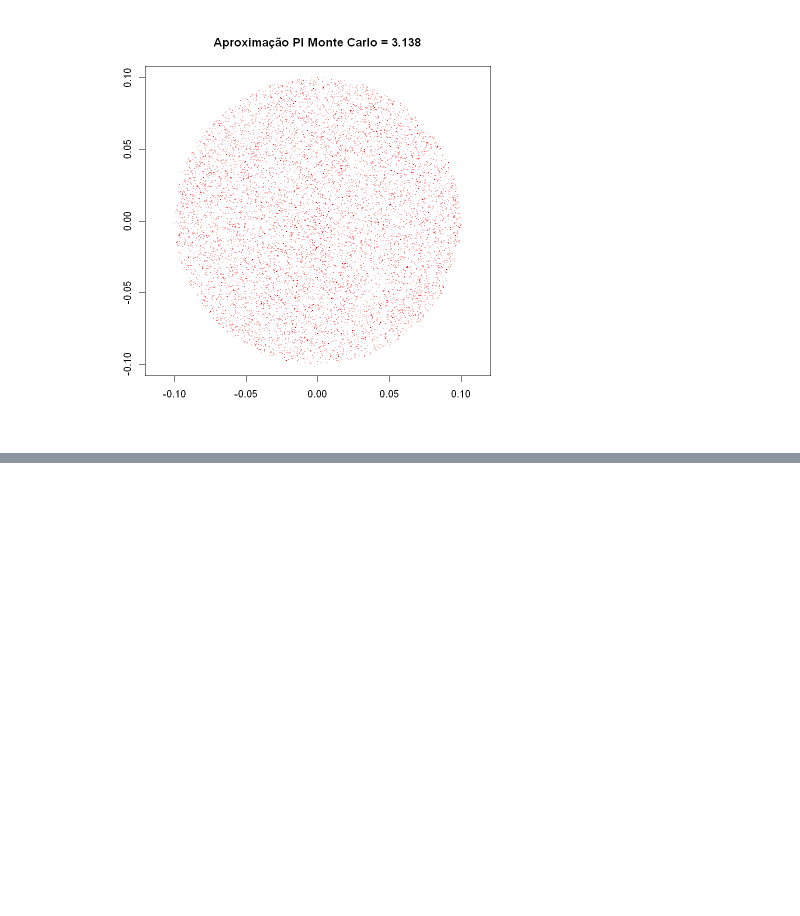
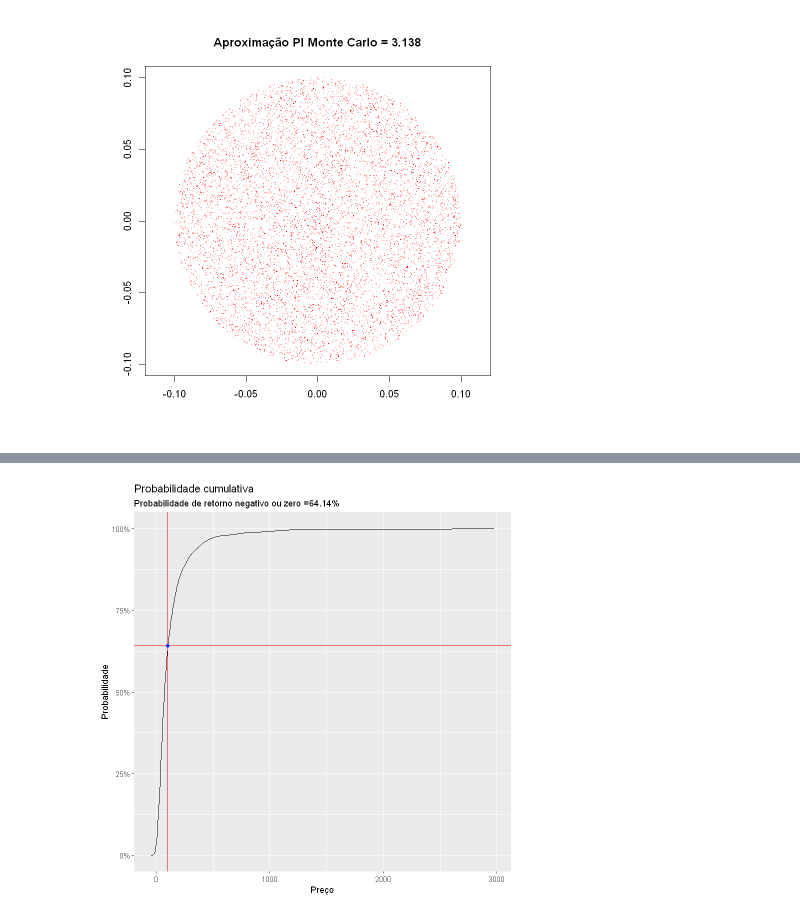
Before and after one commit to GabrielMarquezMatte/Meus-Arquivos, a Jupyter notebook: Ações e opções/Simulação Monte Carlo.ipynb, the cells around one changed output, grey strips where cells are left out. Cells and saved outputs as stored; diff of their text form; code cells hidden in the pictures; blank space fills up the shorter version.

```diff
--- a/Ações e opções/Simulação Monte Carlo.ipynb
+++ b/Ações e opções/Simulação Monte Carlo.ipynb
@@ -146,0 +158,18 @@ print(kelly*100)
+# %%
+#Probabilidade pela soma cumulativa da densidade empírica
+d <- density(data$Final)
+d <- data.frame(x = d$x, prob = cumsum(d$y)/max(cumsum(d$y)))
+proba <- round(d$prob[which(d$x >= p_inicial & d$x <= p_inicial*1.05)]*100,2)
+ggplot(d,aes(x = x, y = prob))+
+  geom_line()+
+  geom_hline(yintercept = first(d$prob[which(d$x >= p_inicial & d$x <= p_inicial*1.05)]), col = "red")+
+  geom_vline(xintercept = p_inicial, col = "red")+
+  geom_point(aes(x = p_inicial,
+                 y = first(prob[which(x >= p_inicial & x <= p_inicial*1.05)])),
+             col = "blue")+
+  labs(subtitle = paste0("Probabilidade de retorno negativo ou zero =",
+                         first(proba),"%"),
+       x = "Preço", y = "Probabilidade", title = "Probabilidade cumulativa")+
+  scale_y_continuous(labels = scales::percent)
+# %% [output]
+[figure, added]
```
Also changed, not shown: parts of 15 cells of this notebook, 1 other file.
